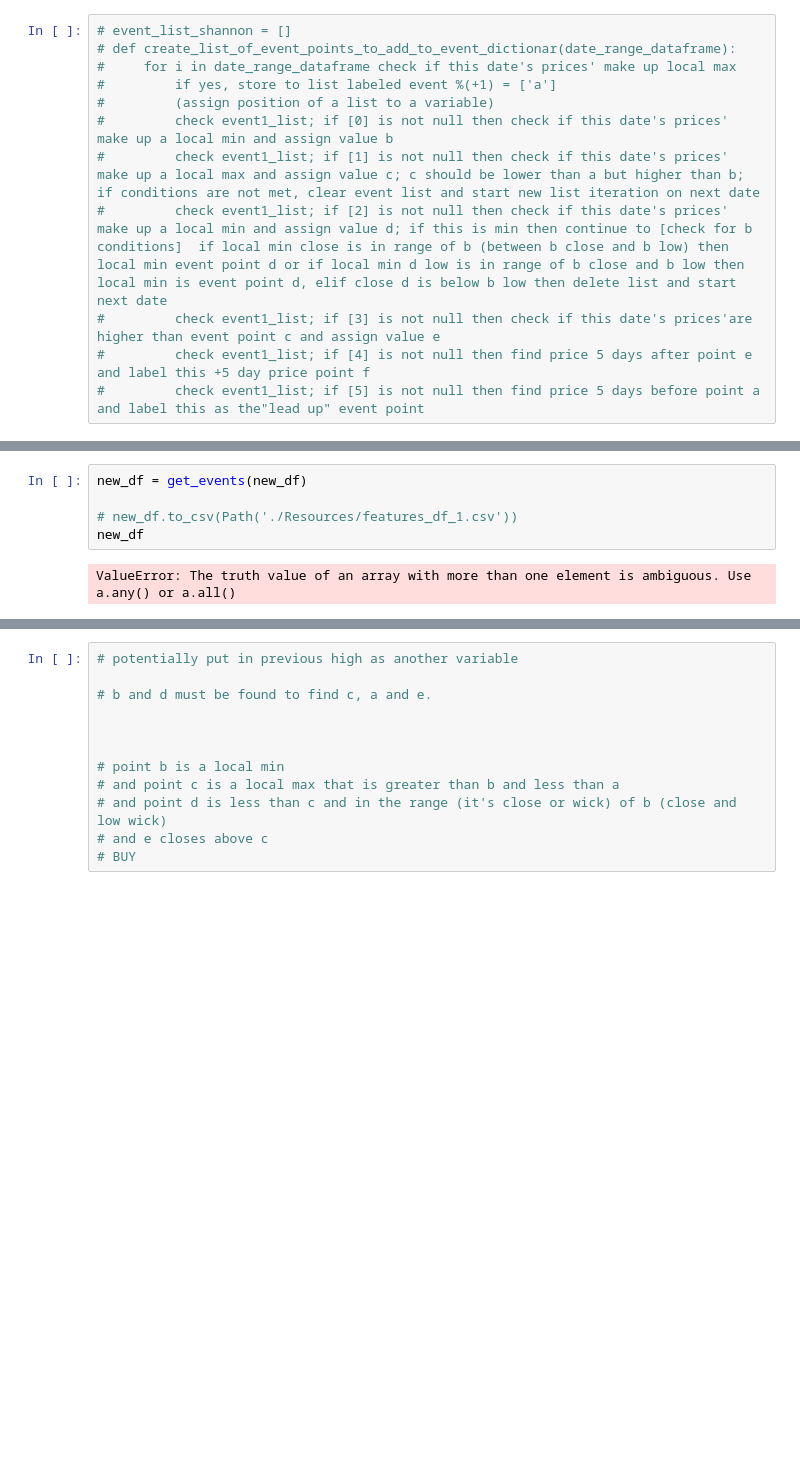
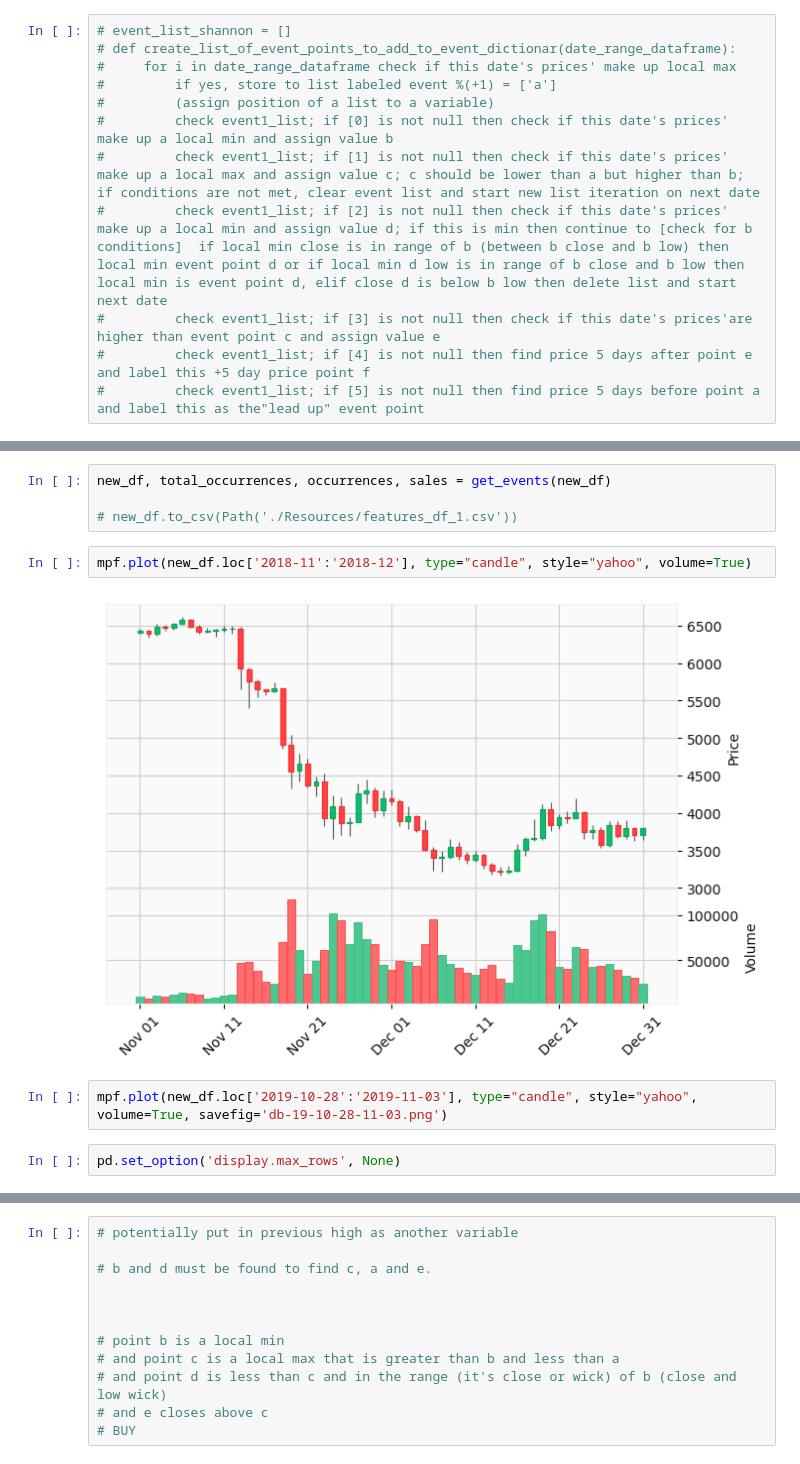
Before and after one commit to bitcoin-candlestick-ML/bitcoin-candlestick-ML-exploration, a Jupyter notebook: db_strat_idea.ipynb, the cells around one changed output, grey strips where cells are left out. Saved outputs shown, nothing was run; the diff lists cells and outputs as text; blank space fills up the shorter version.

```diff
--- a/db_strat_idea.ipynb
+++ b/db_strat_idea.ipynb
@@ -374,7 +444,12 @@ def get_events(new_df):
 # %%
-new_df = get_events(new_df)
+new_df, total_occurrences, occurrences, sales = get_events(new_df)
 
 # new_df.to_csv(Path('./Resources/features_df_1.csv'))
-new_df
-# %% [output]
-ValueError: The truth value of an array with more than one element is ambiguous. Use a.any() or a.all()
+# %%
+mpf.plot(new_df.loc['2018-11':'2018-12'], type="candle", style="yahoo", volume=True)
+# %% [output]
+[figure, added]
+# %%
+mpf.plot(new_df.loc['2019-10-28':'2019-11-03'], type="candle", style="yahoo", volume=True, savefig='db-19-10-28-11-03.png')
+# %%
+pd.set_option('display.max_rows', None)
```
Also changed, not shown: parts of 13 cells of this notebook, 15 other files.
